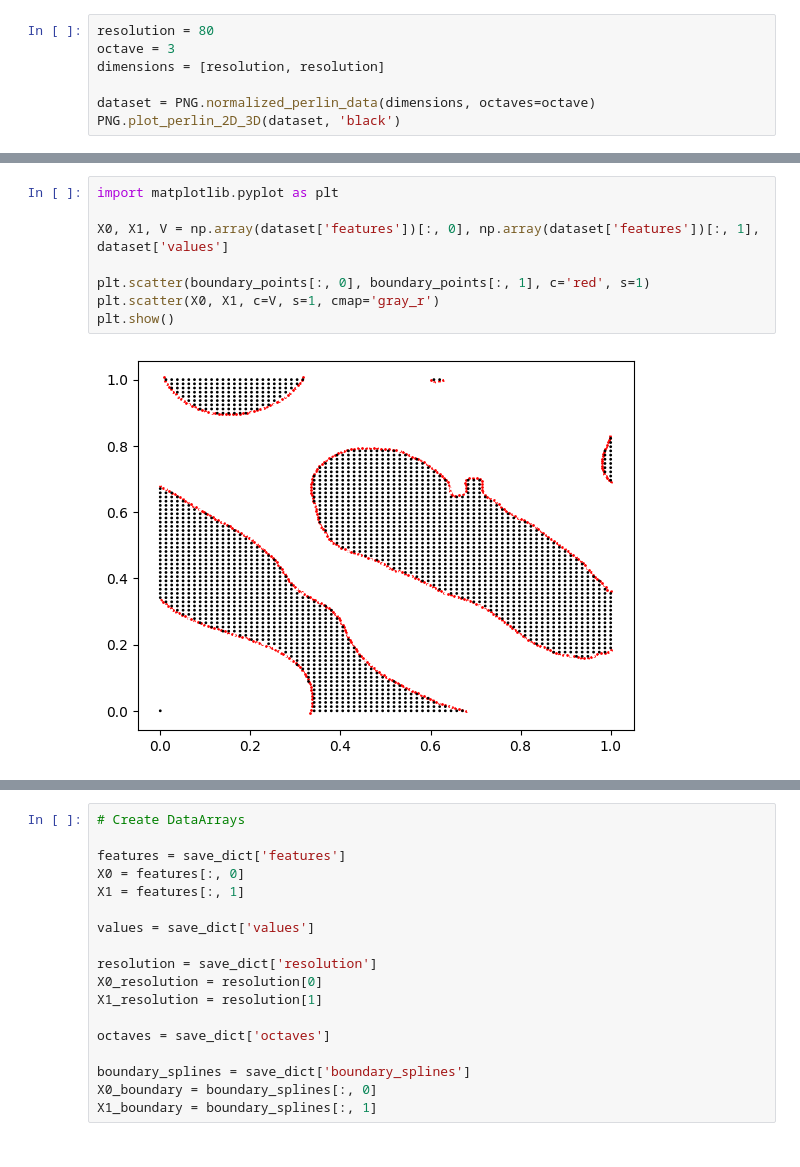
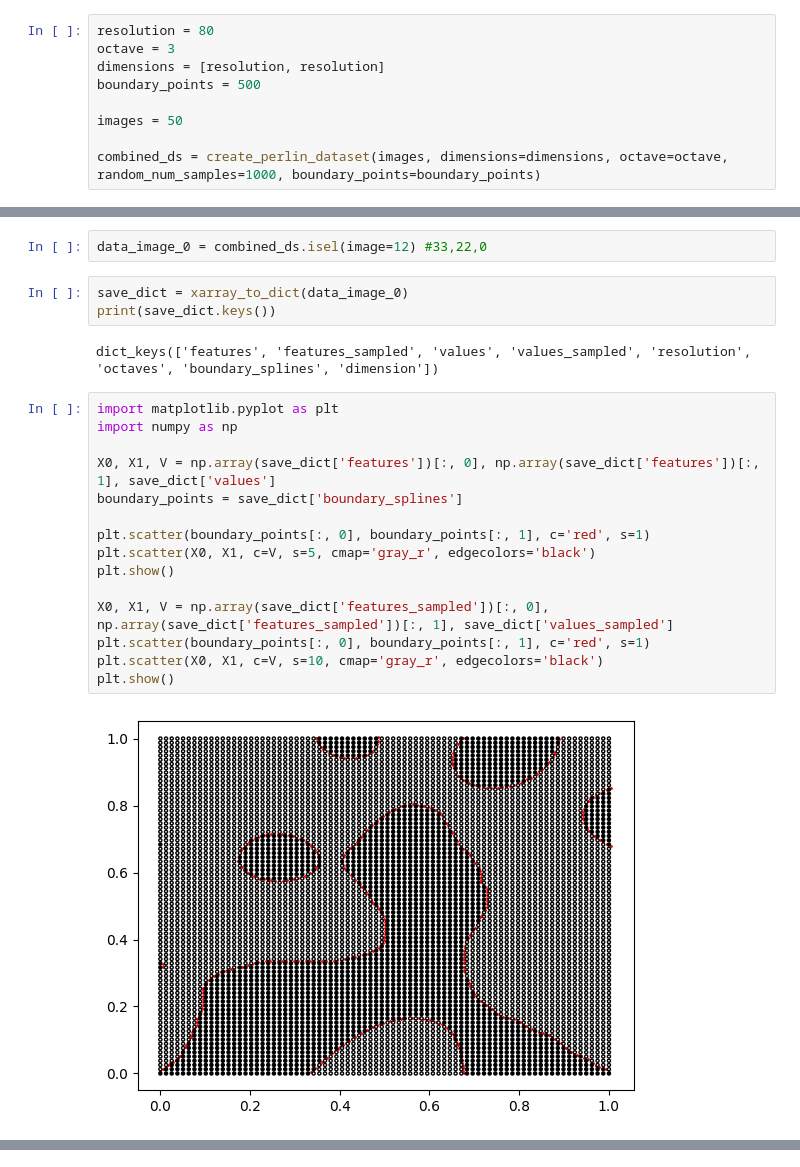
Before and after one commit to joeyschmidt97/ND_north_star, a Jupyter notebook: data/data_to_xarray.ipynb, the cells around one changed output, grey strips where cells are left out. Cells and saved outputs as stored; diff of their text form.

Commit message:
Added perlin data generation to xarray and start sparse CNN

```diff
--- a/data/data_to_xarray.ipynb
+++ b/data/data_to_xarray.ipynb
@@ -6,7 +4,9 @@ from ND_north_star.src.edge_detection.contour_points_2D import generate_boundary
 resolution = 80
 octave = 3
 dimensions = [resolution, resolution]
+boundary_points = 500
 
-dataset = PNG.normalized_perlin_data(dimensions, octaves=octave)
-PNG.plot_perlin_2D_3D(dataset, 'black')
+images = 50
+
+combined_ds = create_perlin_dataset(images, dimensions=dimensions, octave=octave, random_num_samples=1000, boundary_points=boundary_points)
 # %% [output]
@@ -63,10 +53,24 @@ boundary_splines <class 'numpy.ndarray'> [[2.92695637e-04 6.77871778e-01]
+# %%
+data_image_0 = combined_ds.isel(image=12) #33,22,0
+# %%
+save_dict = xarray_to_dict(data_image_0)
+print(save_dict.keys())
+# %% [output]
+dict_keys(['features', 'features_sampled', 'values', 'values_sampled', 'resolution', 'octaves', 'boundary_splines', 'dimension'])
 # %%
 import matplotlib.pyplot as plt
+import numpy as np
 
-X0, X1, V = np.array(dataset['features'])[:, 0], np.array(dataset['features'])[:, 1], dataset['values']
+X0, X1, V = np.array(save_dict['features'])[:, 0], np.array(save_dict['features'])[:, 1], save_dict['values']
+boundary_points = save_dict['boundary_splines']
 
 plt.scatter(boundary_points[:, 0], boundary_points[:, 1], c='red', s=1)
-plt.scatter(X0, X1, c=V, s=1, cmap='gray_r')
+plt.scatter(X0, X1, c=V, s=5, cmap='gray_r', edgecolors='black')
 plt.show()
+
+X0, X1, V = np.array(save_dict['features_sampled'])[:, 0], np.array(save_dict['features_sampled'])[:, 1], save_dict['values_sampled']
+plt.scatter(boundary_points[:, 0], boundary_points[:, 1], c='red', s=1)
+plt.scatter(X0, X1, c=V, s=10, cmap='gray_r', edgecolors='black')
+plt.show()
 # %% [output]
-[figure, old version]
+[figure, new version]
@@ -73,18 +77,0 @@ plt.show()
-# %%
-# Create DataArrays
-
-features = save_dict['features']
-X0 = features[:, 0]
-X1 = features[:, 1]
-
-values = save_dict['values']
-
-resolution = save_dict['resolution']
-X0_resolution = resolution[0]
-X1_resolution = resolution[1]
-
-octaves = save_dict['octaves']
-
-boundary_splines = save_dict['boundary_splines']
-X0_boundary = boundary_splines[:, 0]
-X1_boundary = boundary_splines[:, 1]
```
Also changed, not shown: parts of 19 cells of this notebook, 3 other files.
